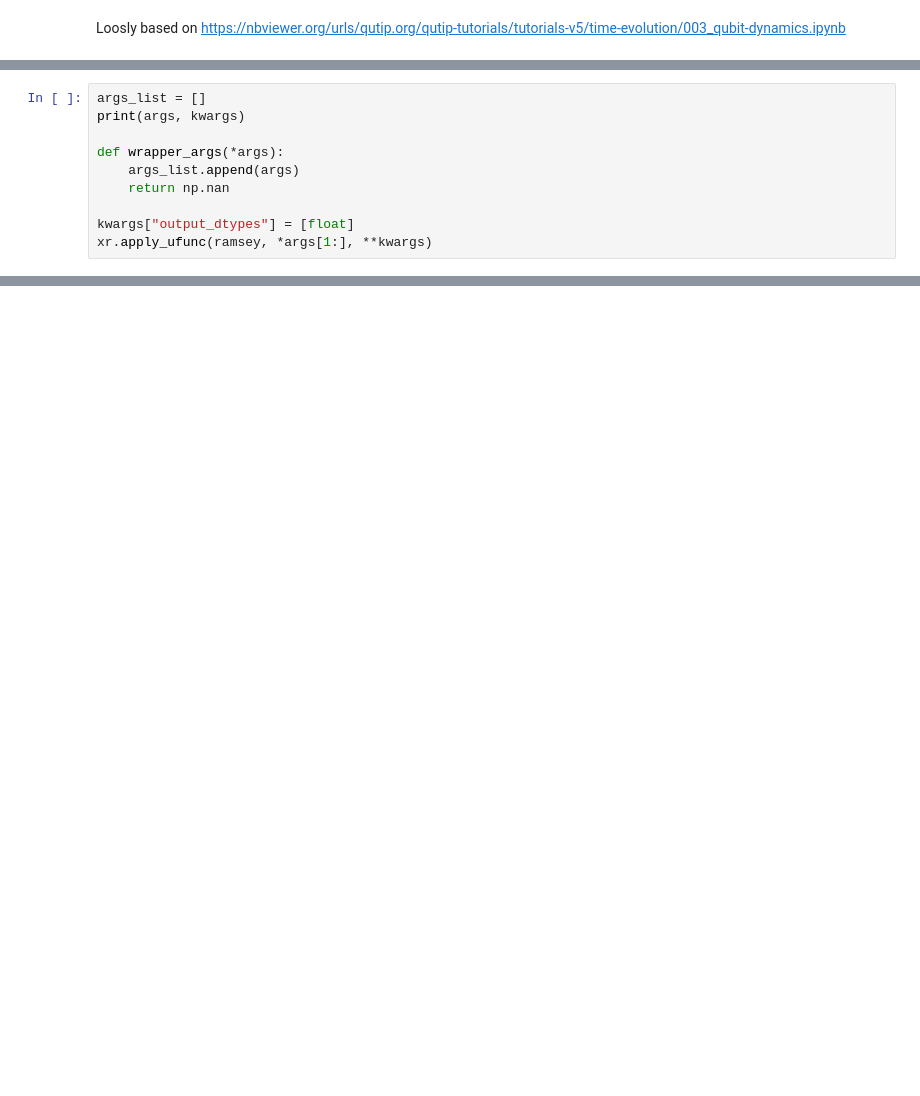
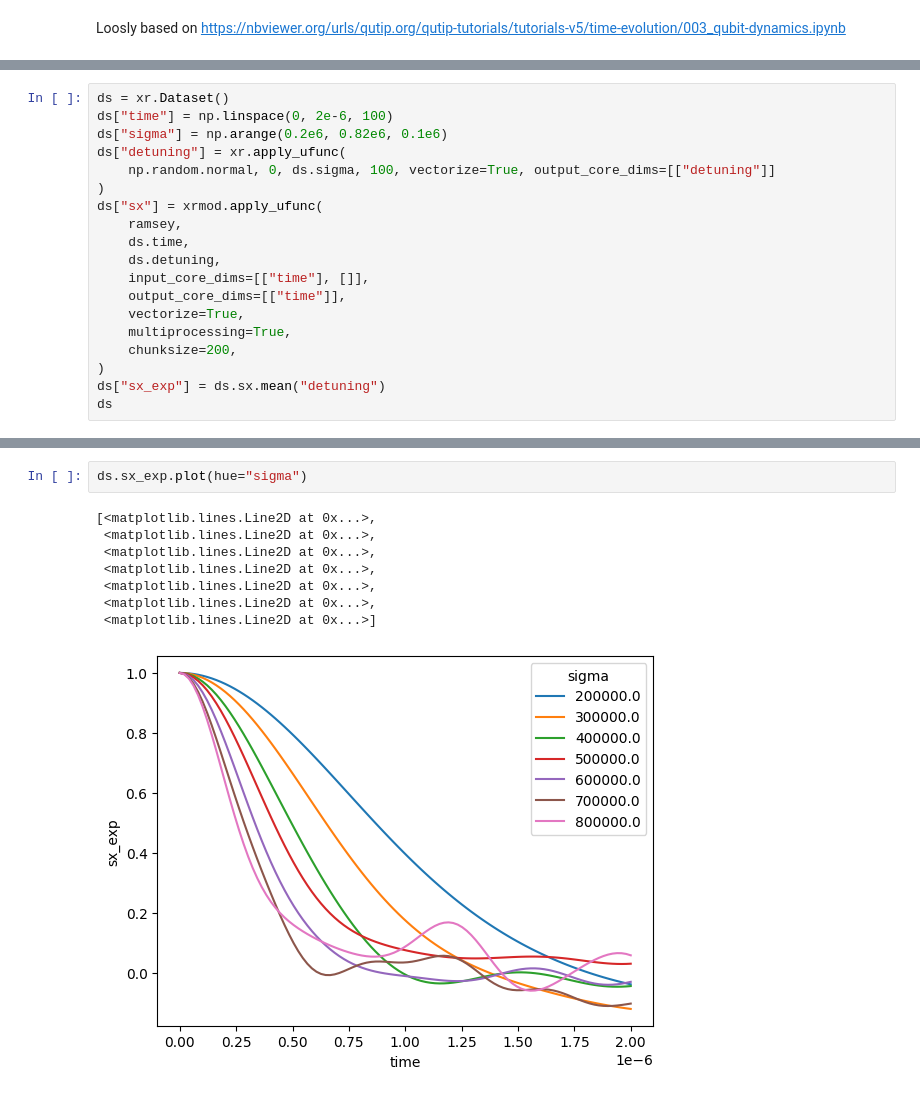
Before and after one commit to hbeukers/simulation-tutorial, a Jupyter notebook: notebooks/3_qutip_example.ipynb, the cells around one changed output, grey strips where cells are left out. Cells and saved outputs as stored; diff of their text form; blank space fills up the shorter version.

```diff
--- a/notebooks/3_qutip_example.ipynb
+++ b/notebooks/3_qutip_example.ipynb
@@ -50,10 +40,0 @@ kwargs = dict(
-# %%
-args_list = []
-print(args, kwargs)
-
-def wrapper_args(*args):
-    args_list.append(args)
-    return np.nan
-
-kwargs["output_dtypes"] = [float]
-xr.apply_ufunc(ramsey, *args[1:], **kwargs)
@@ -148,0 +54,19 @@ ds.sx_exp.plot()
+# %%
+ds = xr.Dataset()
+ds["time"] = np.linspace(0, 2e-6, 100)
+ds["sigma"] = np.arange(0.2e6, 0.82e6, 0.1e6)
+ds["detuning"] = xr.apply_ufunc(
+    np.random.normal, 0, ds.sigma, 100, vectorize=True, output_core_dims=[["detuning"]]
+)
+ds["sx"] = xrmod.apply_ufunc(
+    ramsey,
+    ds.time,
+    ds.detuning,
+    input_core_dims=[["time"], []],
+    output_core_dims=[["time"]],
+    vectorize=True,
+    multiprocessing=True,
+    chunksize=200,
+)
+ds["sx_exp"] = ds.sx.mean("detuning")
+ds
@@ -148,0 +83,11 @@ ds.sx_exp.plot()
+# %%
+ds.sx_exp.plot(hue="sigma")
+# %% [output]
+[<matplotlib.lines.Line2D at 0x...>,
+ <matplotlib.lines.Line2D at 0x...>,
+ <matplotlib.lines.Line2D at 0x...>,
+ <matplotlib.lines.Line2D at 0x...>,
+ <matplotlib.lines.Line2D at 0x...>,
+ <matplotlib.lines.Line2D at 0x...>,
+ <matplotlib.lines.Line2D at 0x...>]
+[figure, added]
```
Also changed, not shown: parts of 12 cells of this notebook, 5 other files.
